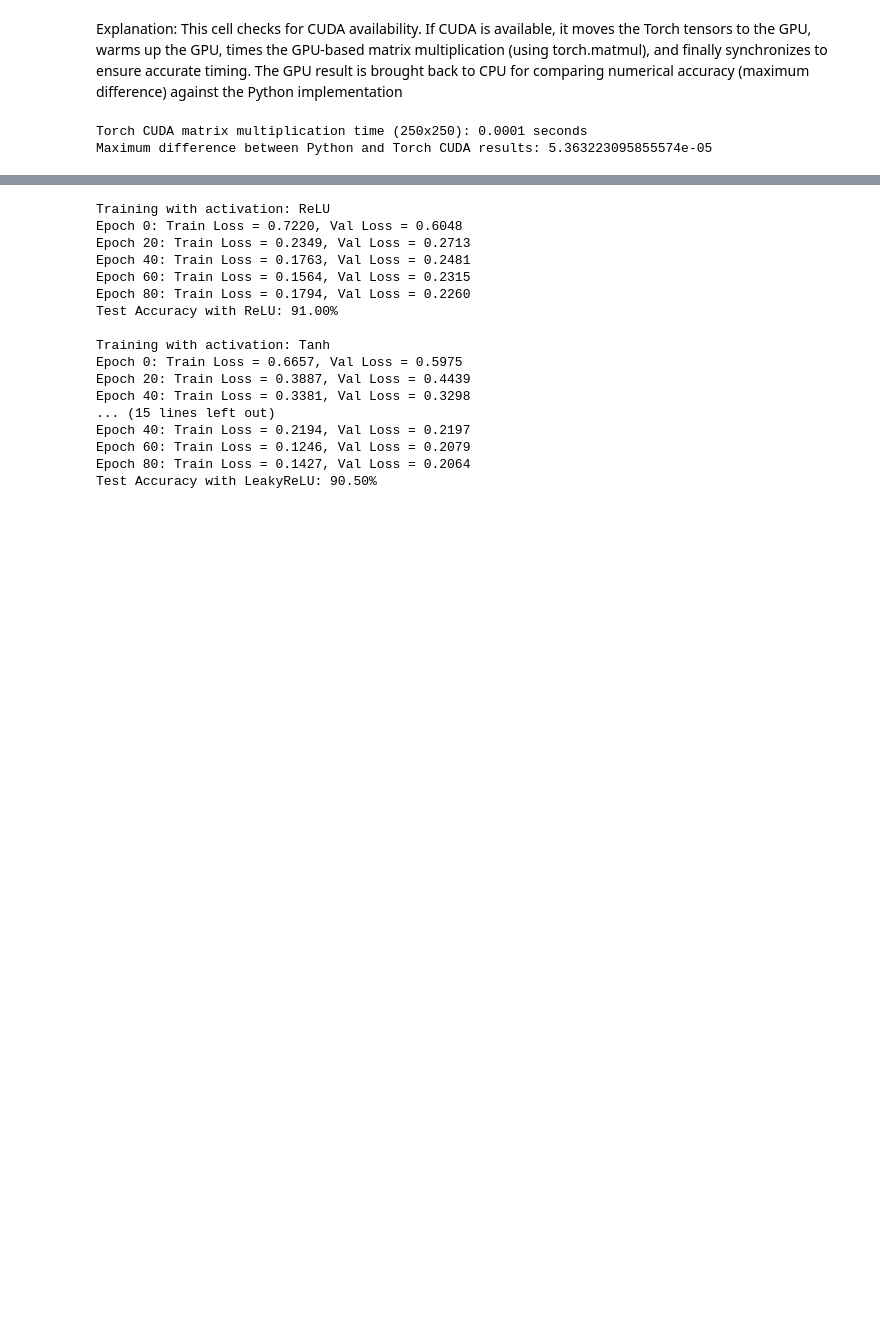
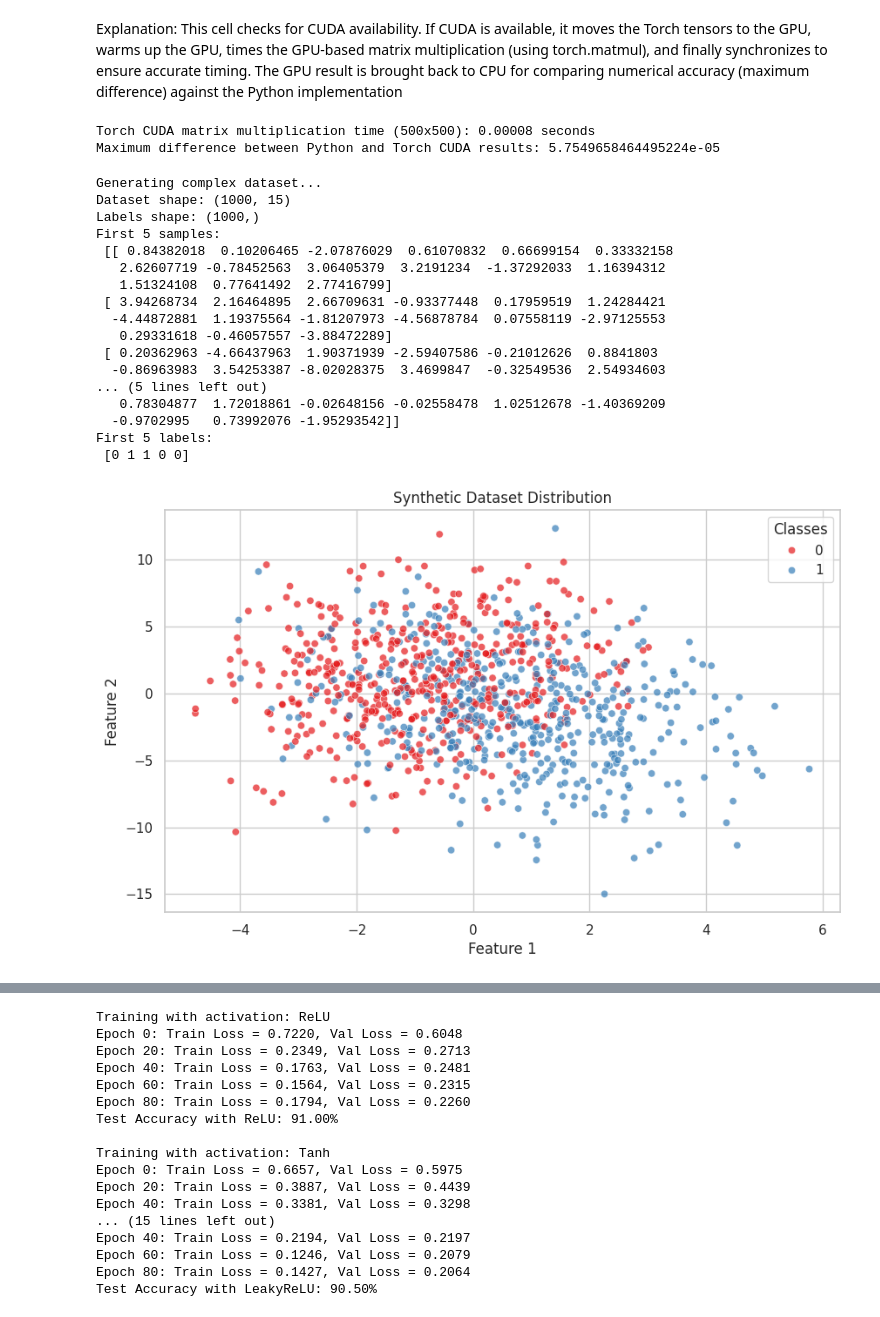
Before and after one commit to OrestisMakris/ACM-Upatras-SIG-ML, a Jupyter notebook: FeedForwardNN.ipynb, the cells around one changed output, grey strips where cells are left out. Drawn from its saved outputs; the diff is of its cells as text; code cells hidden in the pictures; blank space fills up the shorter version.

```diff
--- a/FeedForwardNN.ipynb
+++ b/FeedForwardNN.ipynb
@@ -141,7 +141,7 @@ if torch.cuda.is_available():
     C_cuda = torch.matmul(A_cuda, B_cuda)
     torch.cuda.synchronize()  # Wait for CUDA to finish computation
     cuda_time = time.time() - start_time
-    print("Torch CUDA matrix multiplication time (250x250): {:.4f} seconds".format(cuda_time))
+    print("Torch CUDA matrix multiplication time (500x500): {:.5f} seconds".format(cuda_time))
 
     # Move CUDA result back to CPU for accuracy comparison
     C_cuda_cpu = C_cuda.cpu().numpy()
@@ -151,8 +151,8 @@ if torch.cuda.is_available():
 else:
     print("CUDA is not available on this system.")
 # %% [output]
-Torch CUDA matrix multiplication time (250x250): 0.0001 seconds
-Maximum difference between Python and Torch CUDA results: 5.363223095855574e-05
+Torch CUDA matrix multiplication time (500x500): 0.00008 seconds
+Maximum difference between Python and Torch CUDA results: 5.7549658464495224e-05
 # %%
 # Scientific Machine Learning Libraries
 from sklearn.datasets import make_classification
@@ -190,6 +190,43 @@ def generate_complex_dataset(n_samples=1000, n_features=15, n_classes=2,
         random_state=random_state
     )
     return X, y
+# %%
+print("Generating complex dataset...")
+X, y = generate_complex_dataset(n_samples=1000, n_features=15, n_classes=2, class_separation=0.8)
+
+#print the dataset and the shapes
+print("Dataset shape:", X.shape)
+print("Labels shape:", y.shape)
+print("First 5 samples:\n", X[:5])
+print("First 5 labels:\n", y[:5])
+# Visualize the dataset distribution
+sns.set(style="whitegrid")
+plt.figure(figsize=(10, 6))
+sns.scatterplot(x=X[:, 0], y=X[:, 1], hue=y, palette="Set1", alpha=0.7)
+plt.title("Synthetic Dataset Distribution")
+plt.xlabel("Feature 1")
+plt.ylabel("Feature 2")
+plt.legend(title="Classes")
+plt.show()
+# %% [output]
+Generating complex dataset...
+Dataset shape: (1000, 15)
+Labels shape: (1000,)
+First 5 samples:
+ [[ 0.84382018  0.10206465 -2.07876029  0.61070832  0.66699154  0.33332158
+   2.62607719 -0.78452563  3.06405379  3.2191234  -1.37292033  1.16394312
+   1.51324108  0.77641492  2.77416799]
+ [ 3.94268734  2.16464895  2.66709631 -0.93377448  0.17959519  1.24284421
+  -4.44872881  1.19375564 -1.81207973 -4.56878784  0.07558119 -2.97125553
+   0.29331618 -0.46057557 -3.88472289]
+ [ 0.20362963 -4.66437963  1.90371939 -2.59407586 -0.21012626  0.8841803
+  -0.86963983  3.54253387 -8.02028375  3.4699847  -0.32549536  2.54934603
+... (5 lines left out)
+   0.78304877  1.72018861 -0.02648156 -0.02558478  1.02512678 -1.40369209
+  -0.9702995   0.73992076 -1.95293542]]
+First 5 labels:
+ [0 1 1 0 0]
+[figure, added]
 # %%
 def generate_complex_dataset(n_samples=1000, n_features=15, n_classes=2,
                              class_separation=0.8, n_clusters_per_class=2,
```
Also changed, not shown: parts of 6 cells of this notebook, 1 other file.
